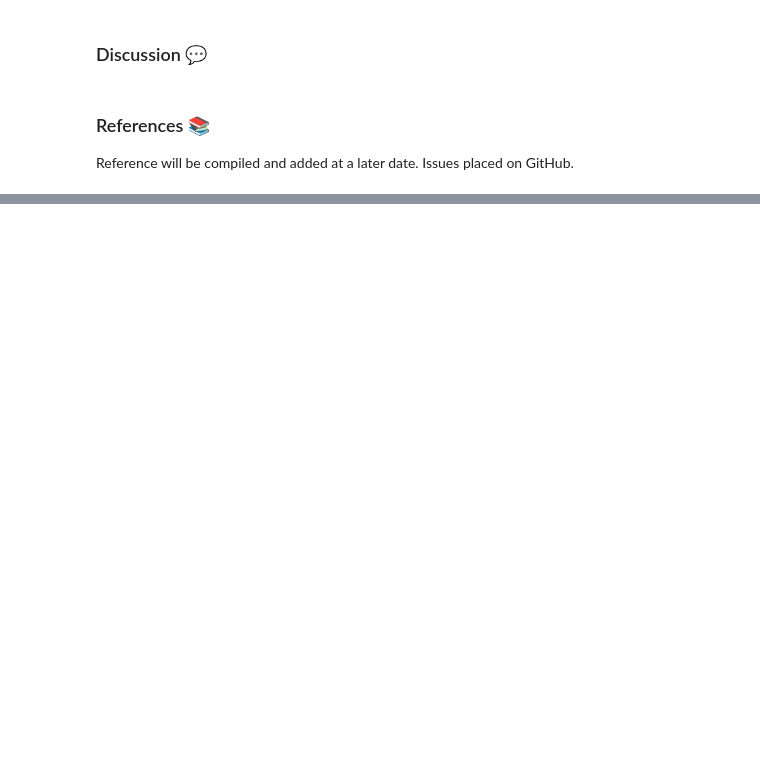
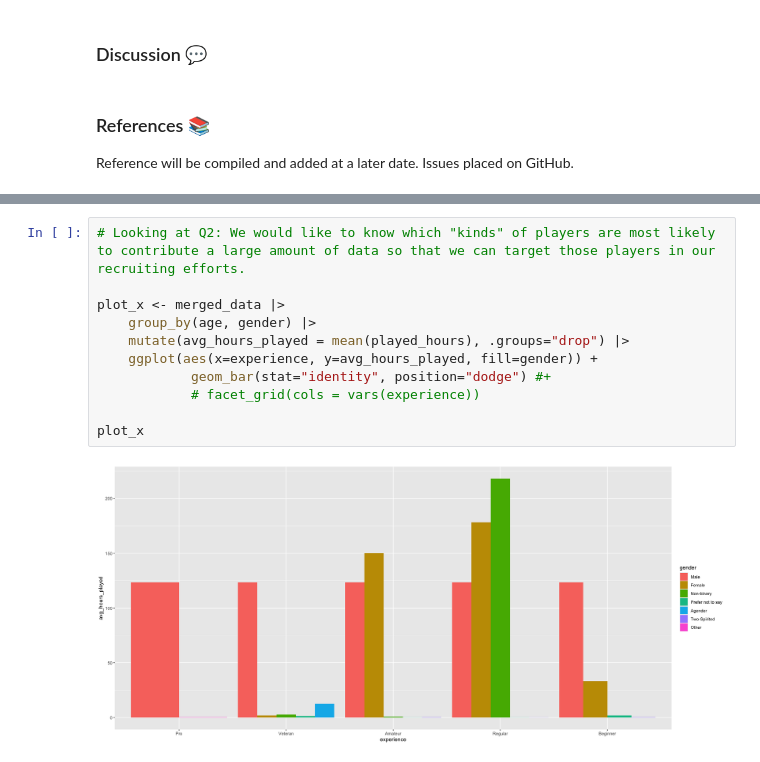
Before and after one commit to liammurray123/DSCI-100-Final-Project, a Jupyter notebook: Analysis.ipynb, the cells around one changed output, grey strips where cells are left out. Drawn from its saved outputs; the diff is of its cells as text; blank space fills up the shorter version.

```diff
--- a/Analysis.ipynb
+++ b/Analysis.ipynb
@@ -299,0 +351,13 @@ Reference will be compiled and added at a later date. Issues placed on GitHub.
+# %%
+# Looking at Q2: We would like to know which "kinds" of players are most likely to contribute a large amount of data so that we can target those players in our recruiting efforts.
+
+plot_x <- merged_data |>
+    group_by(age, gender) |>
+    mutate(avg_hours_played = mean(played_hours), .groups="drop") |>
+    ggplot(aes(x=experience, y=avg_hours_played, fill=gender)) +
+            geom_bar(stat="identity", position="dodge") #+
+            # facet_grid(cols = vars(experience))
+
+plot_x
+# %% [output]
+[figure, added]
```
Also changed, not shown: parts of 11 cells of this notebook, 2 other files.
